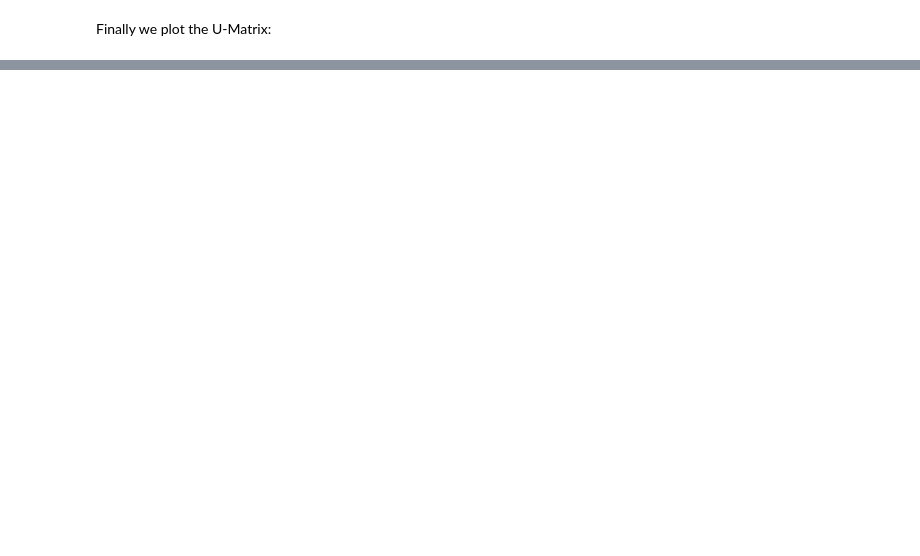
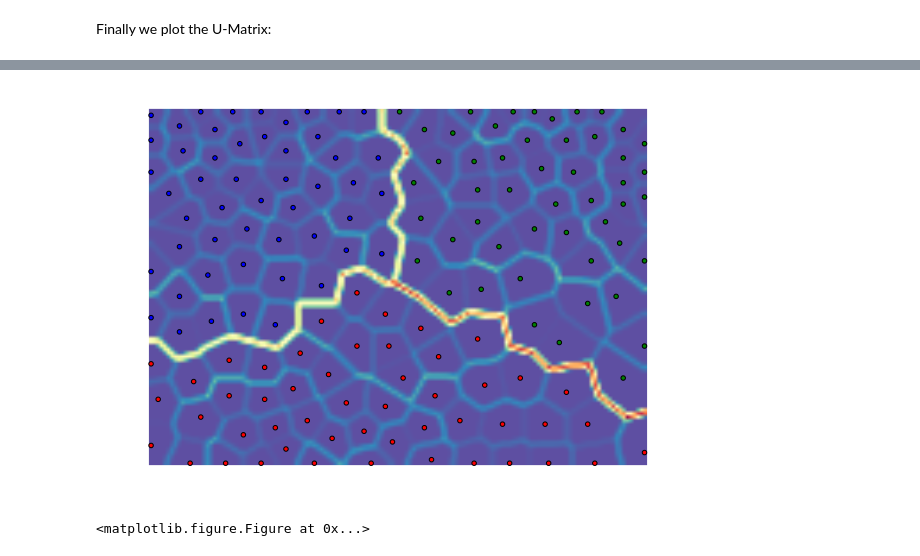
Before and after one commit to peterwittek/ipython-notebooks, a Jupyter notebook: Somoclu in Python.ipynb, the cells around one changed output, grey strips where cells are left out. Drawn from its saved outputs; the diff is of its cells as text; code cells hidden in the pictures; blank space fills up the shorter version.

```diff
--- a/Somoclu in Python.ipynb
+++ b/Somoclu in Python.ipynb
@@ -40,0 +43,6 @@ som.view_U_matrix()
+# %%
+som.view_U_matrix(colormap="Spectral_r", bestmatches=True,
+                  bestmatchcolors=colors)
+# %% [output]
+[figure, added]
+<matplotlib.figure.Figure at 0x...>
```
Also changed, not shown: parts of 4 cells of this notebook.
